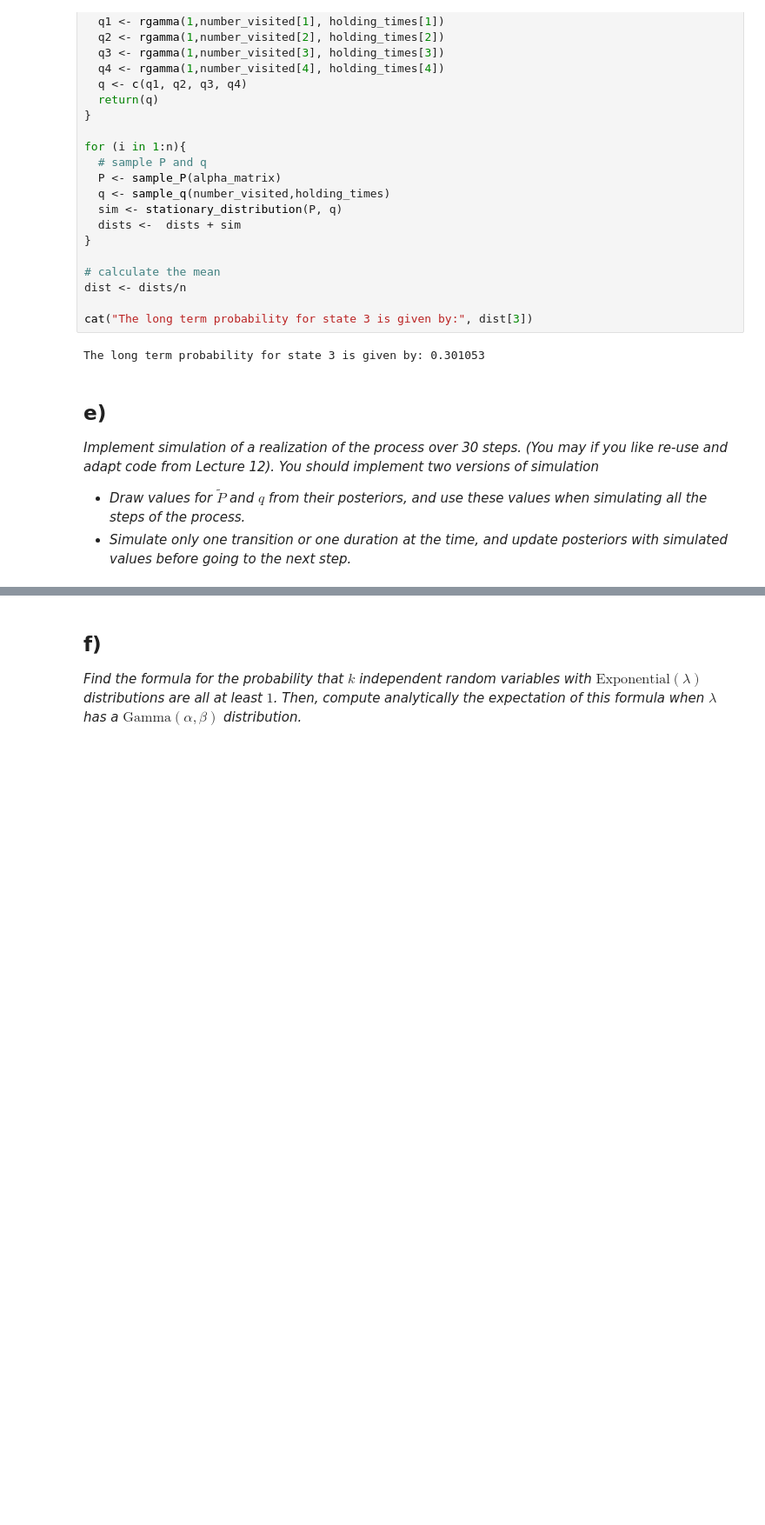
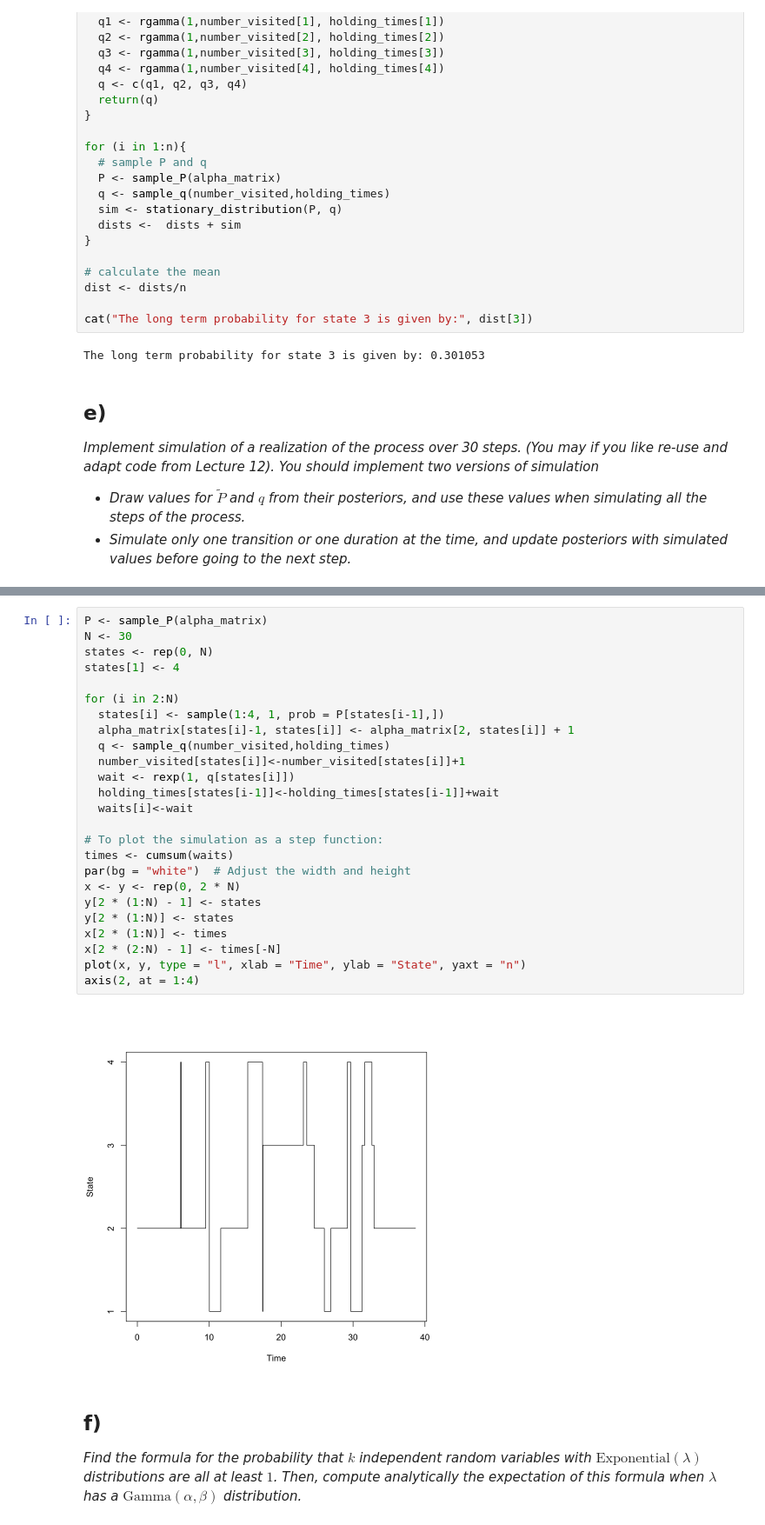
Before and after one commit to focccus/MVE550-Stochastic-processes, a Jupyter notebook: A3/assignment 3.ipynb, the cells around one changed output, grey strips where cells are left out. Shown at 87% size. Saved outputs shown, nothing was run; the diff lists cells and outputs as text; blank space fills up the shorter version.

```diff
--- a/A3/assignment 3.ipynb
+++ b/A3/assignment 3.ipynb
@@ -303,3 +303,30 @@ axis(2, at = 1:4)
+# %%
+P <- sample_P(alpha_matrix)
+N <- 30
+states <- rep(0, N)
+states[1] <- 4
+
+for (i in 2:N)
+  states[i] <- sample(1:4, 1, prob = P[states[i-1],])
+  alpha_matrix[states[i]-1, states[i]] <- alpha_matrix[2, states[i]] + 1
+  q <- sample_q(number_visited,holding_times)
+  number_visited[states[i]]<-number_visited[states[i]]+1
+  wait <- rexp(1, q[states[i]])
+  holding_times[states[i-1]]<-holding_times[states[i-1]]+wait
+  waits[i]<-wait
+
+# To plot the simulation as a step function:
+times <- cumsum(waits)
+par(bg = "white")  # Adjust the width and height
+x <- y <- rep(0, 2 * N)
+y[2 * (1:N) - 1] <- states
+y[2 * (1:N)] <- states
+x[2 * (1:N)] <- times
+x[2 * (2:N) - 1] <- times[-N]
+plot(x, y, type = "l", xlab = "Time", ylab = "State", yaxt = "n")
+axis(2, at = 1:4)
+# %% [output]
+[figure, added]
 # %% [markdown]
 ## f)
 *Find the formula for the probability that $k$ independent random variables with $\mathrm{Exponential}(λ)$ distributions are all at least $1$. Then, compute analytically the expectation of this formula when $\lambda$ has a $\mathrm{Gamma}(α, β)$ distribution.*
```
Also changed, not shown: parts of 6 cells of this notebook.
